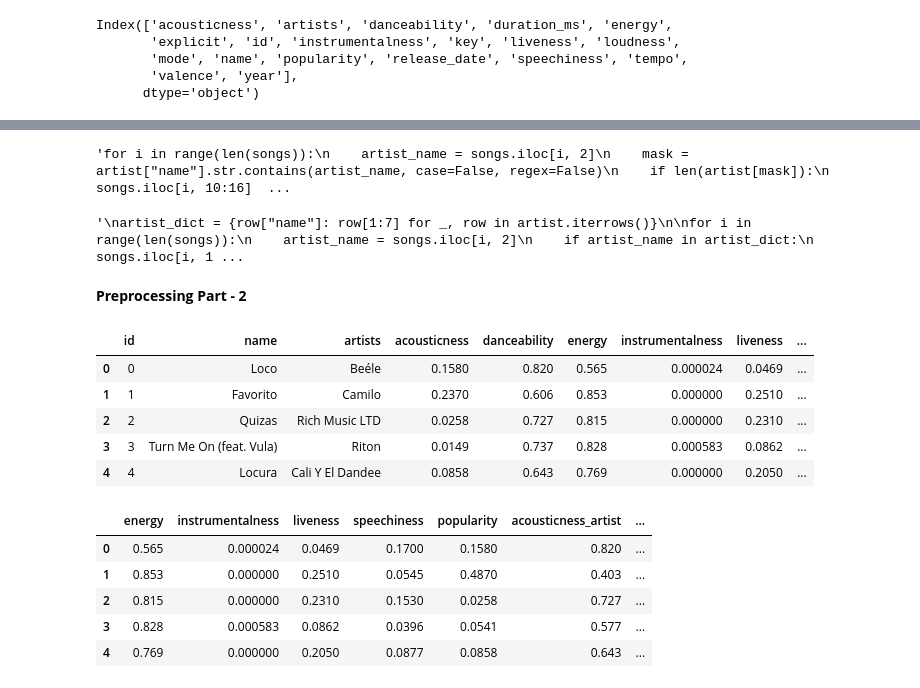
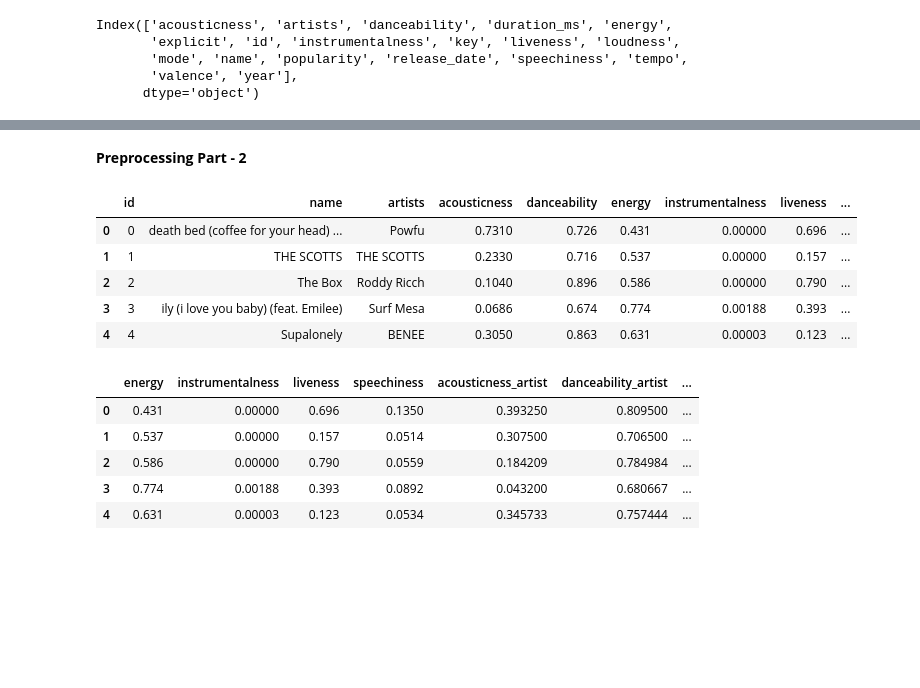
Before and after one commit to Srinidhi-Krishnan30/Music-Genre-Classification, a Jupyter notebook: MGCR (1).ipynb, the cells around one changed output, grey strips where cells are left out. Cells and saved outputs as stored; diff of their text form; code cells hidden in the pictures; blank space fills up the shorter version.

```diff
--- a/MGCR (1).ipynb
+++ b/MGCR (1).ipynb
@@ -229,52 +214,29 @@ for i in range(len(songs)):
-# %%
-'''for i in range(len(songs)):
-    artist_name = songs.iloc[i, 2]
-    mask = artist["name"].str.contains(artist_name, case=False, regex=False)
-    if len(artist[mask]):
-        songs.iloc[i, 10:16] = artist[mask].iloc[0, 1:7]
-        if i % 1000 == 0:
-            print(artist[mask].iloc[0, 0])'''
-# %% [output]
-'for i in range(len(songs)):\n    artist_name = songs.iloc[i, 2]\n    mask = artist["name"].str.contains(artist_name, case=False, regex=False)\n    if len(artist[mask]):\n        songs.iloc[i, 10:16]  ...
-# %%
-'''
-artist_dict = {row["name"]: row[1:7] for _, row in artist.iterrows()}
-
-for i in range(len(songs)):
-    artist_name = songs.iloc[i, 2]
-    if artist_name in artist_dict:
-        songs.iloc[i, 10:16] = artist_dict[artist_name]
-        if i % 1000 == 0:
-            print(artist_dict[artist_name][0])
-'''
-# %% [output]
-'\nartist_dict = {row["name"]: row[1:7] for _, row in artist.iterrows()}\n\nfor i in range(len(songs)):\n    artist_name = songs.iloc[i, 2]\n    if artist_name in artist_dict:\n        songs.iloc[i, 1 ...
 # %%
 #need to run the previous box fully again
 songs.to_csv("song_artist1.csv", index=False)
 # %% [markdown]
 **Preprocessing Part - 2**
 # %%
-df = pd.read_csv("song_artist1.csv")
+df = pd.read_csv("song_artist.csv")
 df.head()
 # %% [output]
 |  | id | name | artists | acousticness | danceability | energy | instrumentalness | liveness | ... |
-| 0 | 0 | Loco | Beéle | 0.1580 | 0.820 | 0.565 | 0.000024 | 0.0469 | ... |
-| 1 | 1 | Favorito | Camilo | 0.2370 | 0.606 | 0.853 | 0.000000 | 0.2510 | ... |
-| 2 | 2 | Quizas | Rich Music LTD | 0.0258 | 0.727 | 0.815 | 0.000000 | 0.2310 | ... |
-| 3 | 3 | Turn Me On (feat. Vula) | Riton | 0.0149 | 0.737 | 0.828 | 0.000583 | 0.0862 | ... |
-| 4 | 4 | Locura | Cali Y El Dandee | 0.0858 | 0.643 | 0.769 | 0.000000 | 0.2050 | ... |
+| 0 | 0 | death bed (coffee for your head) ... | Powfu | 0.7310 | 0.726 | 0.431 | 0.00000 | 0.696 | ... |
+| 1 | 1 | THE SCOTTS | THE SCOTTS | 0.2330 | 0.716 | 0.537 | 0.00000 | 0.157 | ... |
+| 2 | 2 | The Box | Roddy Ricch | 0.1040 | 0.896 | 0.586 | 0.00000 | 0.790 | ... |
+| 3 | 3 | ily (i love you baby) (feat. Emilee) | Surf Mesa | 0.0686 | 0.674 | 0.774 | 0.00188 | 0.393 | ... |
+| 4 | 4 | Supalonely | BENEE | 0.3050 | 0.863 | 0.631 | 0.00003 | 0.123 | ... |
 # %%
-song_id = df[["id", "name", "artists", "spotify_id"]]
-data = df.drop(["id", "name", "artists", "acousticness", "danceability", "spotify_id"], axis = 1).copy()
+song_id = df[["id", "name", "artists"]]
+data = df.drop(["id", "name", "artists", "acousticness", "danceability"], axis = 1).copy()
 data.head()
 # %% [output]
-|  | energy | instrumentalness | liveness | speechiness | popularity | acousticness_artist | ... |
-| 0 | 0.565 | 0.000024 | 0.0469 | 0.1700 | 0.1580 | 0.820 | ... |
-| 1 | 0.853 | 0.000000 | 0.2510 | 0.0545 | 0.4870 | 0.403 | ... |
-| 2 | 0.815 | 0.000000 | 0.2310 | 0.1530 | 0.0258 | 0.727 | ... |
-| 3 | 0.828 | 0.000583 | 0.0862 | 0.0396 | 0.0541 | 0.577 | ... |
-| 4 | 0.769 | 0.000000 | 0.2050 | 0.0877 | 0.0858 | 0.643 | ... |
+|  | energy | instrumentalness | liveness | speechiness | acousticness_artist | danceability_artist | ... |
+| 0 | 0.431 | 0.00000 | 0.696 | 0.1350 | 0.393250 | 0.809500 | ... |
+| 1 | 0.537 | 0.00000 | 0.157 | 0.0514 | 0.307500 | 0.706500 | ... |
+| 2 | 0.586 | 0.00000 | 0.790 | 0.0559 | 0.184209 | 0.784984 | ... |
+| 3 | 0.774 | 0.00188 | 0.393 | 0.0892 | 0.043200 | 0.680667 | ... |
+| 4 | 0.631 | 0.00003 | 0.123 | 0.0534 | 0.345733 | 0.757444 | ... |
 # %%
 import matplotlib.pyplot as plt
 
```
Also changed, not shown: parts of 23 cells of this notebook, 3 other files.
